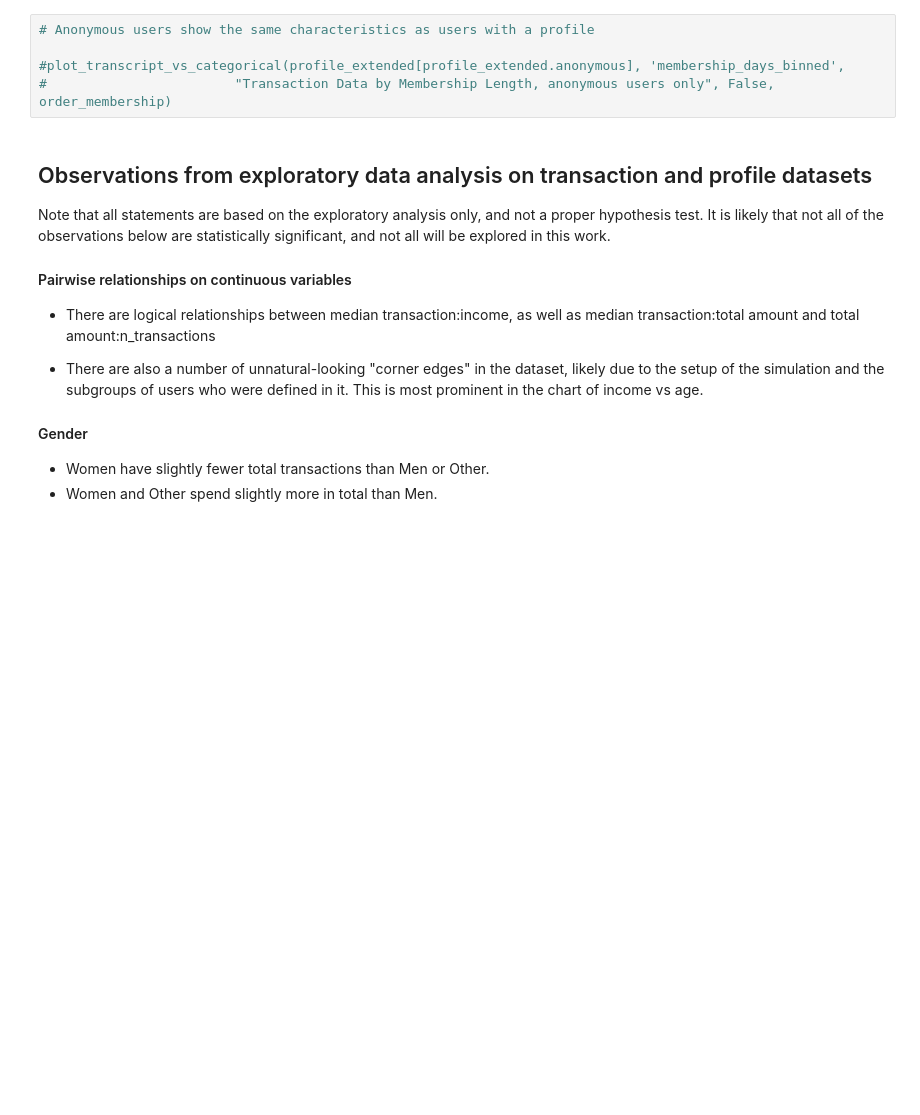
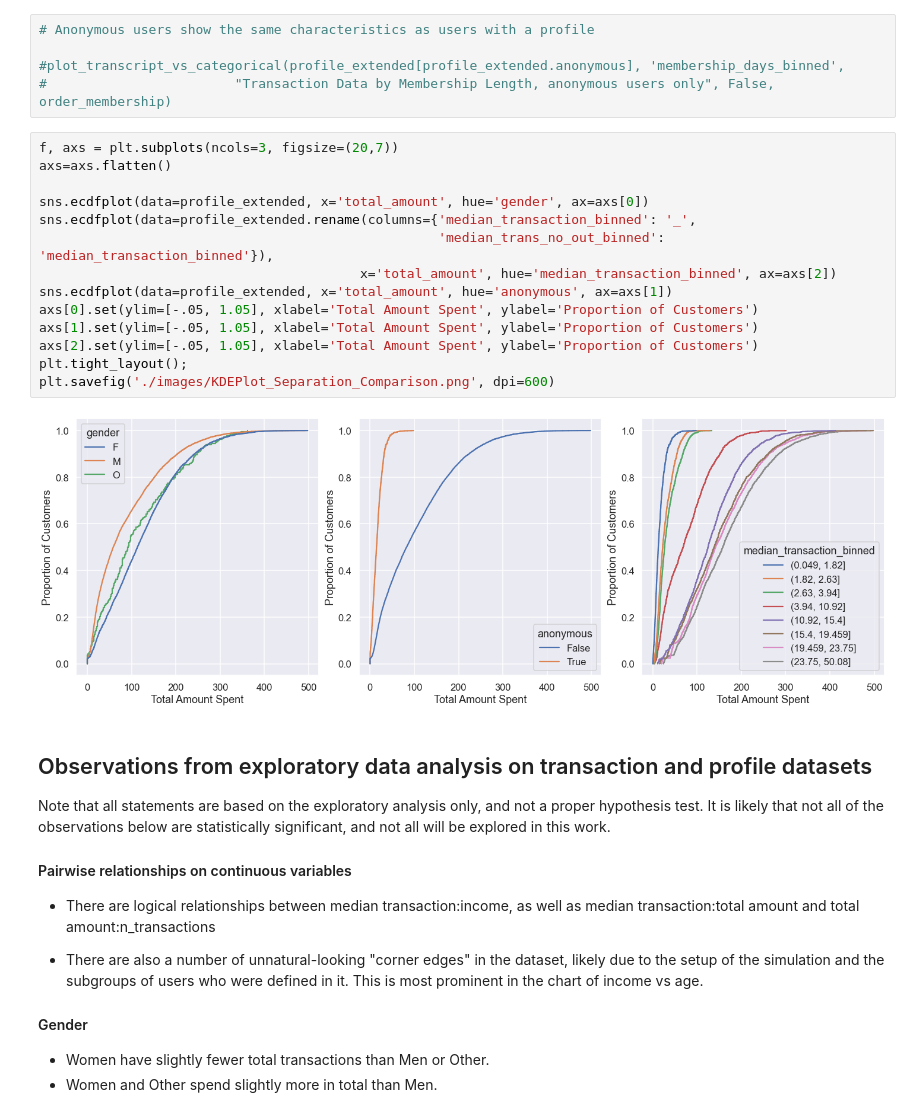
Before and after one commit to chapman-mcd/Starbucks_Sandbox, a Jupyter notebook: Starbucks_Sandbox.ipynb, the cells around one changed output. Drawn from its saved outputs; the diff is of its cells as text; blank space fills up the shorter version.

```diff
--- a/Starbucks_Sandbox.ipynb
+++ b/Starbucks_Sandbox.ipynb
@@ -1144,6 +1146,22 @@ plot_transcript_vs_categorical(profile_extended, 'membership_days_binned',
 
 #plot_transcript_vs_categorical(profile_extended[profile_extended.anonymous], 'membership_days_binned',
 #                        "Transaction Data by Membership Length, anonymous users only", False, order_membership)
+# %%
+f, axs = plt.subplots(ncols=3, figsize=(20,7))
+axs=axs.flatten()
+
+sns.ecdfplot(data=profile_extended, x='total_amount', hue='gender', ax=axs[0])
+sns.ecdfplot(data=profile_extended.rename(columns={'median_transaction_binned': '_',
+                                                   'median_trans_no_out_binned': 'median_transaction_binned'}),
+                                         x='total_amount', hue='median_transaction_binned', ax=axs[2])
+sns.ecdfplot(data=profile_extended, x='total_amount', hue='anonymous', ax=axs[1])
+axs[0].set(ylim=[-.05, 1.05], xlabel='Total Amount Spent', ylabel='Proportion of Customers')
+axs[1].set(ylim=[-.05, 1.05], xlabel='Total Amount Spent', ylabel='Proportion of Customers')
+axs[2].set(ylim=[-.05, 1.05], xlabel='Total Amount Spent', ylabel='Proportion of Customers')
+plt.tight_layout();
+plt.savefig('./images/KDEPlot_Separation_Comparison.png', dpi=600)
+# %% [output]
+[figure, added]
 # %% [markdown]
 ## Observations from exploratory data analysis on transaction and profile datasets
 
```
Also changed, not shown: parts of 19 cells of this notebook, 7 other files.
